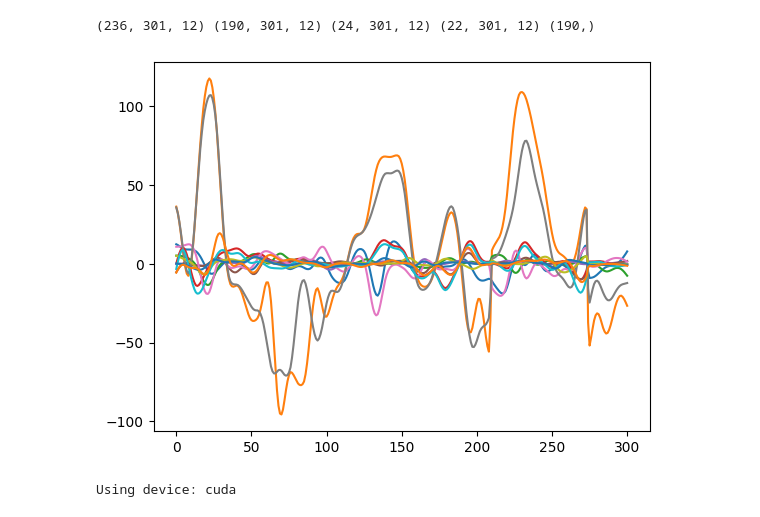
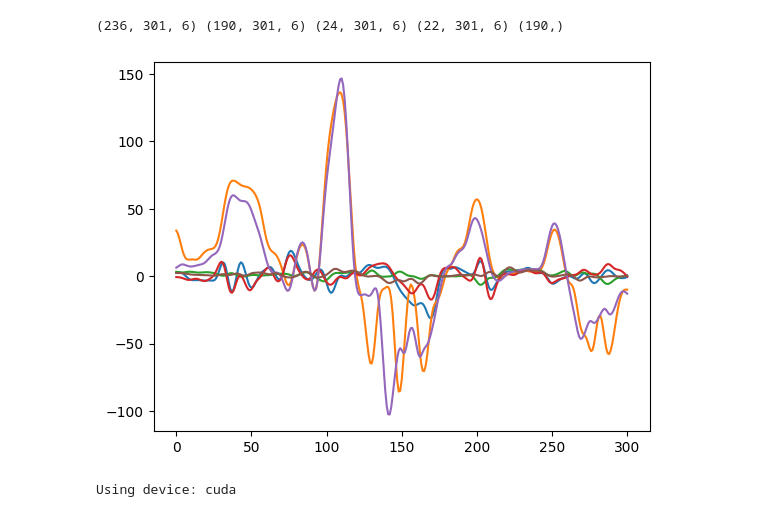
Before and after one commit to staystaywithme/HRI2025, a Jupyter notebook: Model/classifier/lstm.ipynb, the cells around one changed output. Saved outputs shown, nothing was run; the diff lists cells and outputs as text; code cells hidden in the pictures.

```diff
--- a/Model/classifier/lstm.ipynb
+++ b/Model/classifier/lstm.ipynb
@@ -15,37 +15,42 @@ AD = np.load('C:\Github_LIU\SII2025\process_data\classifier\AD.npy')
 BC = np.load('C:\Github_LIU\SII2025\process_data\classifier\BC.npy')
 BD = np.load('C:\Github_LIU\SII2025\process_data\classifier\BD.npy')
 #split data into training and testing and validation
+AC=np.concatenate ((AC[:,:,0:3],AC[:,:,6:9]), axis=2)
+AD=np.concatenate ((AD[:,:,0:3],AD[:,:,6:9]), axis=2)
+BC=np.concatenate ((BC[:,:,0:3],BC[:,:,6:9]), axis=2)
+BD=np.concatenate ((BD[:,:,0:3],BD[:,:,6:9]), axis=2)
+
 X = np.concatenate((AC, AD, BC, BD), axis=0)
 AC_labels = [0] * len(AC)
 AD_labels = [1] * len(AD)
 BC_labels = [2] * len(BC)
 BD_labels = [3] * len(BD)
 y = np.concatenate((AC_labels, AD_labels, BC_labels, BD_labels), axis=0)
 #归一化
 def min_max_normalize(data):
     min_val = np.min(data, axis=0)
     max_val = np.max(data, axis=0)
     range_val = max_val - min_val
     range_val[range_val == 0] = 1  # 防止除零错误
     return (data - min_val) / range_val
 #X = min_max_normalize(X)
 X_train_val, X_test, y_train_val, y_test = train_test_split(X, y, test_size=0.1, random_state=42)
 X_train, X_val, y_train, y_val = train_test_split(X_train_val, y_train_val, test_size=0.1, random_state=42)
 print(X.shape,X_train.shape, X_test.shape, X_val.shape,y_train.shape)
 #draw X_train
-plt.plot(X_train[7])
+plt.plot(X_train[13])
 plt.show()
 
 batch_size = 22
 train_data = TensorDataset(torch.from_numpy(X_train).float(), torch.from_numpy(y_train))
 train_loader = DataLoader(train_data, shuffle=True, batch_size=batch_size)
 val_data = TensorDataset(torch.from_numpy(X_val).float(), torch.from_numpy(y_val))
 val_loader = DataLoader(val_data, shuffle=True, batch_size=batch_size)
 test_data = TensorDataset(torch.from_numpy(X_test).float(), torch.from_numpy(y_test))
 test_loader = DataLoader(test_data, shuffle=True, batch_size=batch_size)
 # %% [output]
-(236, 301, 12) (190, 301, 12) (24, 301, 12) (22, 301, 12) (190,)
+(236, 301, 6) (190, 301, 6) (24, 301, 6) (22, 301, 6) (190,)
-[figure, old version]
+[figure, new version]
 # %%
 #define hyperparameters
 sequence_len = 301
```
Also changed, not shown: parts of 6 cells of this notebook.
